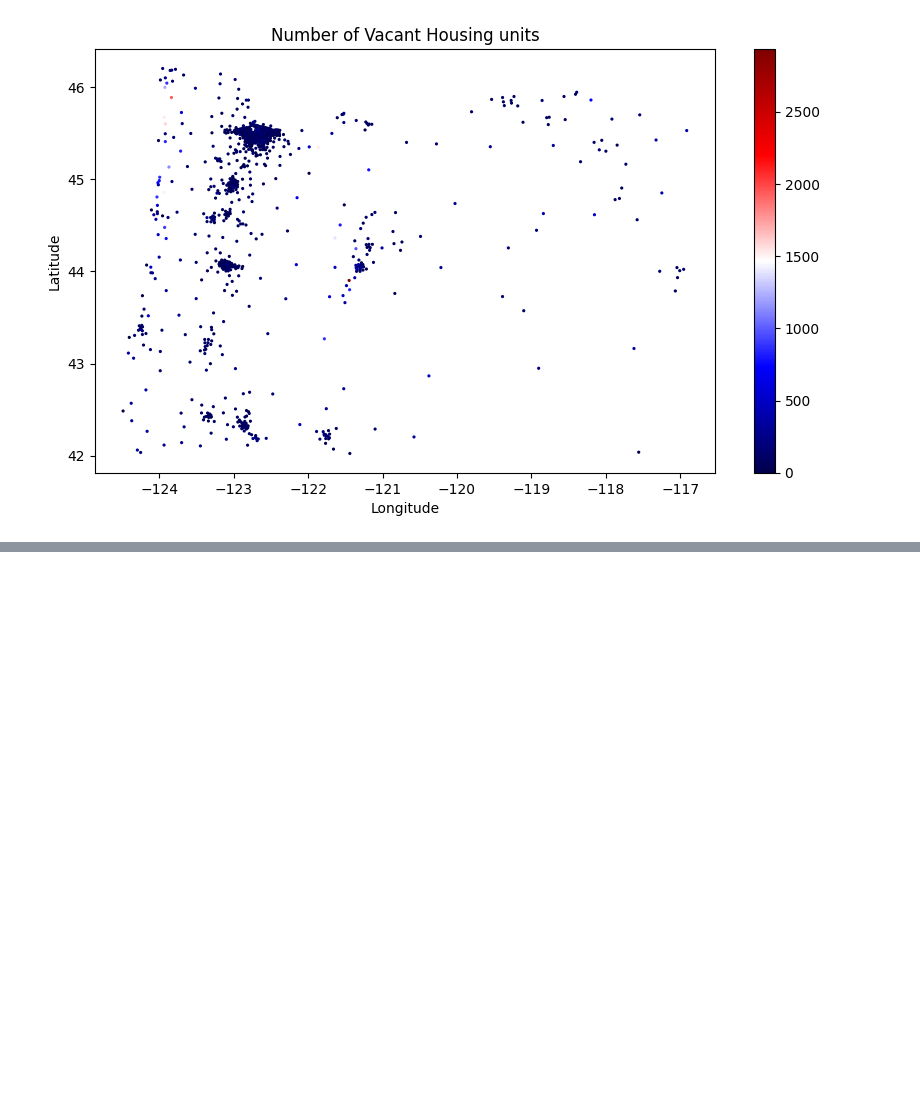
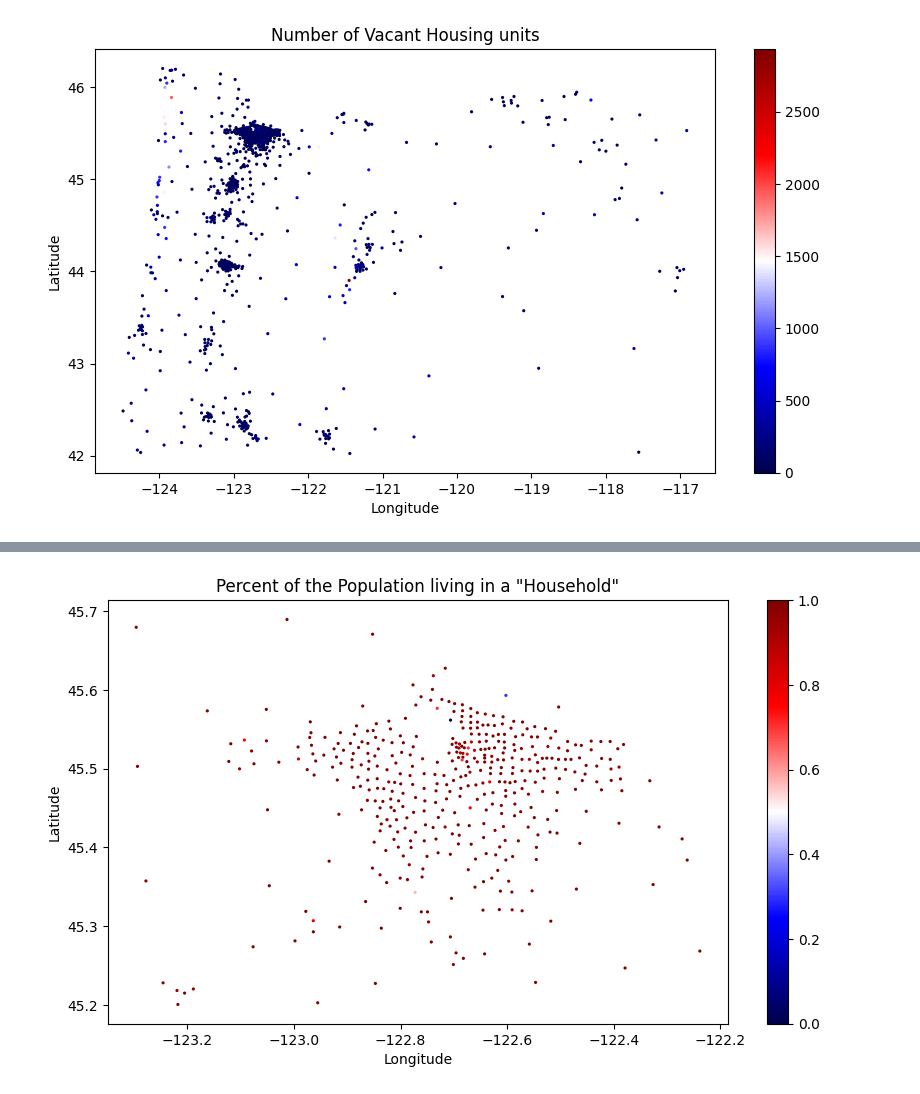
Before and after one commit to amschechter/amschechter.github.io, a Jupyter notebook: DataScience/censusData/OregonTracts.ipynb, the cells around one changed output, grey strips where cells are left out. Saved outputs shown, nothing was run; the diff lists cells and outputs as text; code cells hidden in the pictures; blank space fills up the shorter version.

```diff
--- a/DataScience/censusData/OregonTracts.ipynb
+++ b/DataScience/censusData/OregonTracts.ipynb
@@ -237,0 +277,15 @@ plt.show()
+# %%
+x_axis = portland_metro_frame['INTPTLON']
+y_axis = portland_metro_frame['INTPTLAT']
+color = portland_metro_frame['Percent Household']
+
+plt.scatter(x_axis, y_axis, c = color, s = 2, cmap = 'seismic', marker='h')
+plt.title('Percent of the Population living in a "Household"')
+plt.rcParams["figure.figsize"] = (10,5.5)
+#plt.legend(loc = "lower left")
+plt.xlabel('Longitude')
+plt.ylabel('Latitude')
+plt.colorbar()
+plt.show()
+# %% [output]
+[figure, added]
```
Also changed, not shown: parts of 13 cells of this notebook, 7 other files.
